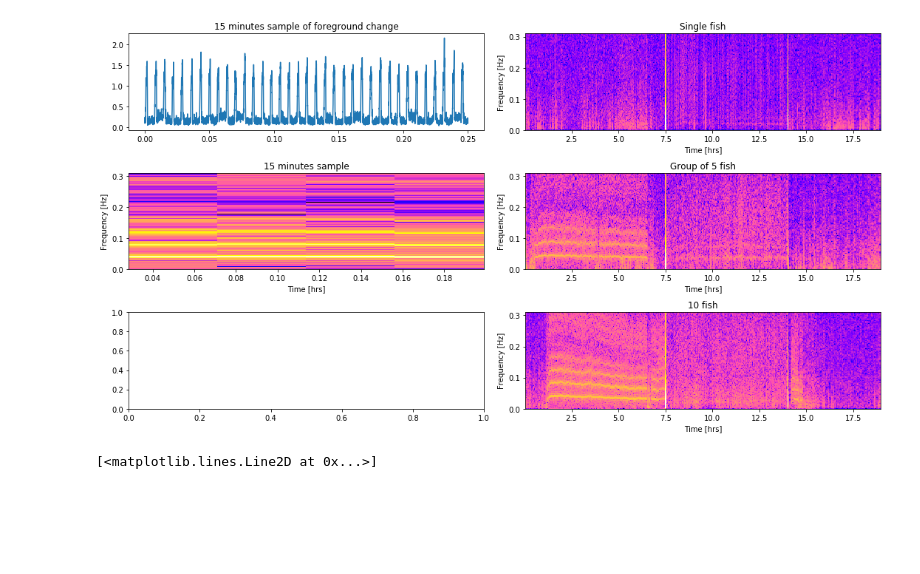
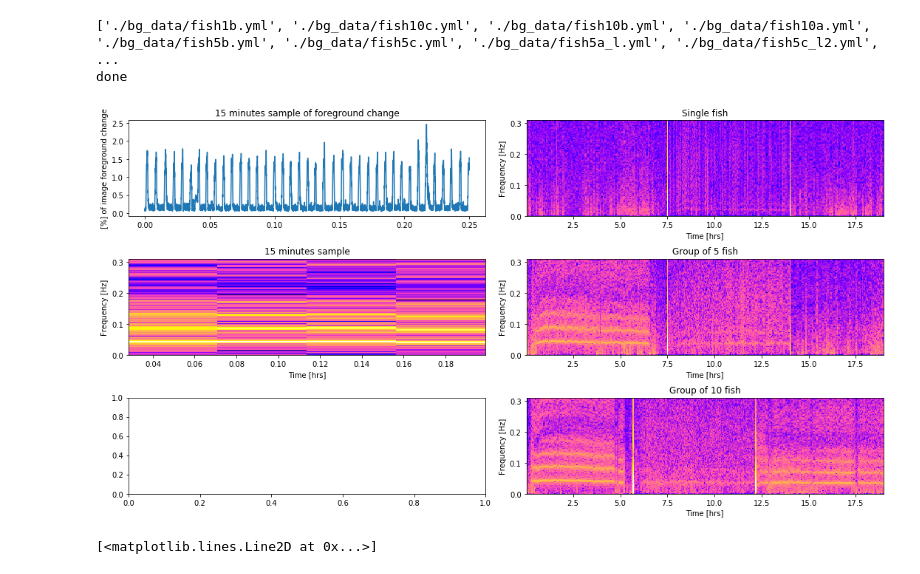
Before and after one commit to mixmixmix/parrtraks, a Jupyter notebook: AnalyseMigration.ipynb, the cells around one changed output. Cells and saved outputs as stored; diff of their text form; code cells hidden in the pictures; blank space fills up the shorter version.

Commit message:
final graphs for seminar

```diff
--- a/AnalyseMigration.ipynb
+++ b/AnalyseMigration.ipynb
@@ -1,3 +67,18 @@
+# %%
+import glob
+import yaml
+
+allyamlsy = glob.glob('./bg_data/*yml')
+
+print(allyamlsy)
+mycircuits = dict()
+for f in allyamlsy:
+    with open(f,'r') as mfile:
+        mycircuits[f]=yaml.safe_load(mfile)
+print('done')
+# %% [output]
+['./bg_data/fish1b.yml', './bg_data/fish10c.yml', './bg_data/fish10b.yml', './bg_data/fish10a.yml', './bg_data/fish5b.yml', './bg_data/fish5c.yml', './bg_data/fish5a_l.yml', './bg_data/fish5c_l2.yml', ...
+done
 # %%
 import yaml
 with open('fish1.yml', 'r') as mfile:
@@ -37,6 +118,7 @@ time = np.array(range(0,l))/(3600*fs)
 f5p = 10*np.log10(np.array(f5))
 f5p = np.array(f5)
 f1p = np.array(f1)
+f10 = fish10b[0:len(f5)]
 f10p = np.array(f10)
 
 
@@ -54,17 +136,17 @@ frequencies15min, times15min, spectrogram15min = signal.spectrogram(min15sample,
                                                                     noverlap = 512)
 
 cmap = plt.get_cmap('gnuplot2')
-end = int(len(frequencies)/16) #only show low frequencies where movement happens
+end = int(len(frequencies1)/16) #only show low frequencies where movement happens
+
 
 
 #axes[row, column]
-axes[0, 0].plot(time[:len(min10sample)],min10sample)
+axes[0, 0].plot(time[:len(min15sample)],min15sample)
 axes[0, 0].set_title("15 minutes sample of foreground change")
-axes[1, 0].set_ylabel('[%] of image foreground change')
-axes[1, 0].set_ylabel('Time [hrs]')
+axes[0, 0].set_ylabel('[%] of image foreground change')
+#axes[0, 0].set_ylabel('Time [hrs]')
 
-
-axes[1, 0].pcolormesh(times15min/3600, frequencies15min[:end], 10*np.log10(spectrogram10min[:end]), cmap=cmap)
+axes[1, 0].pcolormesh(times15min/3600, frequencies15min[:end], 10*np.log10(spectrogram15min[:end]), cmap=cmap)
 axes[1, 0].set_title("15 minutes sample")
 axes[1, 0].set_ylabel('Frequency [Hz]')
 axes[1, 0].set_xlabel('Time [hrs]')
@@ -72,39 +154,45 @@ axes[1, 0].set_xlabel('Time [hrs]')
 axes[0, 1].pcolormesh(times/3600, frequencies1[:end], 10*np.log10(spectrogram1[:end]), cmap=cmap)
 axes[0, 1].set_title("Single fish")
 axes[0, 1].set_ylabel('Frequency [Hz]')
 axes[0, 1].set_xlabel('Time [hrs]')
 
+axes[1, 1].pcolormesh(times/3600, frequencies5[:end], 10*np.log10(spectrogram5[:end]), cmap=cmap)
+axes[1, 1].set_title("Group of 5 fish")
+axes[1, 1].set_ylabel('Frequency [Hz]')
+axes[1, 1].set_xlabel('Time [hrs]')
+
 axes[2, 1].pcolormesh(times/3600, frequencies10[:end], 10*np.log10(spectrogram10[:end]), cmap=cmap)
-axes[2, 1].set_title("10 fish")
+axes[2, 1].set_title("Group of 10 fish")
 axes[2, 1].set_ylabel('Frequency [Hz]')
 axes[2, 1].set_xlabel('Time [hrs]')
 
 
-axes[1, 1].pcolormesh(times/3600, frequencies5[:end], 10*np.log10(spectrogram5[:end]), cmap=cmap)
-axes[1, 1].set_title("Group of 5 fish")
-axes[1, 1].set_ylabel('Frequency [Hz]')
-axes[1, 1].set_xlabel('Time [hrs]')
+#axes[2, 1].plot(11.4*frequencies5[np.argmax(spectrogram5    ,axis=0)])
+#axes[2, 1].set_title("Speed of 10 fish")
+#axes[2, 1].set_ylabel('speed [m/s]')
+#axes[2, 1].set_ylim([0,0.6])
+#axes[2, 1].set_xlabel('Time [hrs]')
 #axes[1, 1].set_xticks(time)
 plt.tight_layout()
 
 
 xdisplay=5
 ydisplay=5
 offset = 20
 bbox = dict(boxstyle="round", fc="0.8")
 arrowprops = dict(
     arrowstyle = "->",
     connectionstyle = "angle,angleA=0,angleB=90,rad=10")
 
 #disp = axes[1,1].annotate('data = (%.1f, %.1f)'%(xdisplay, ydisplay),
 #            (xdisplay, ydisplay), xytext=(0.5*offset, -offset),
 #            textcoords='offset points',
 #            bbox=bbox, arrowprops=arrowprops)
 
 
 plt.show()
 # %% [output]
-[figure, old version]
+[figure, new version]
 # %%
 plt.plot(f10[int(36000*2.5):int(36000*(2.5+(1/6)))])
 # %% [output]
```
Also changed, not shown: parts of 7 cells of this notebook.
